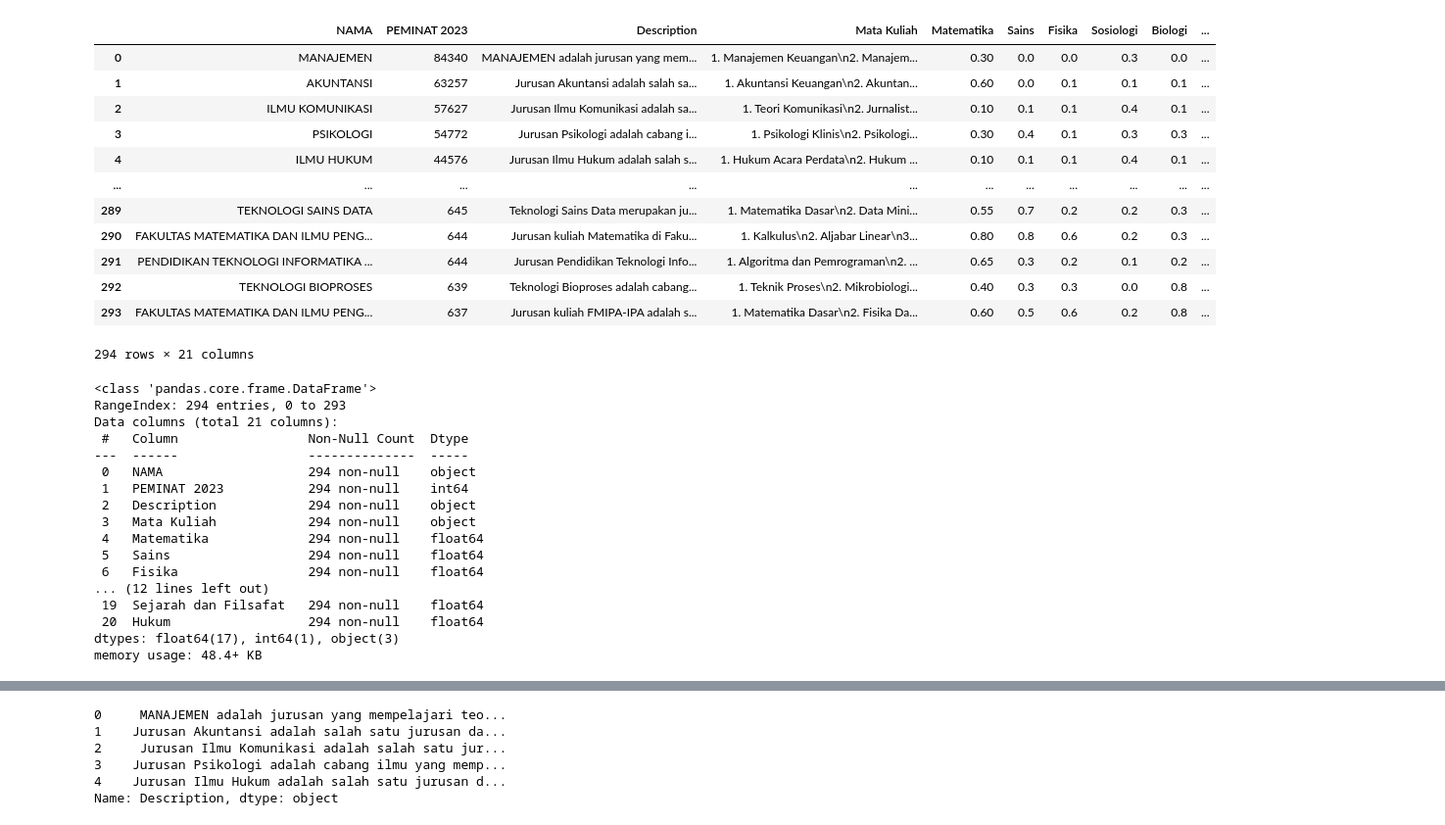
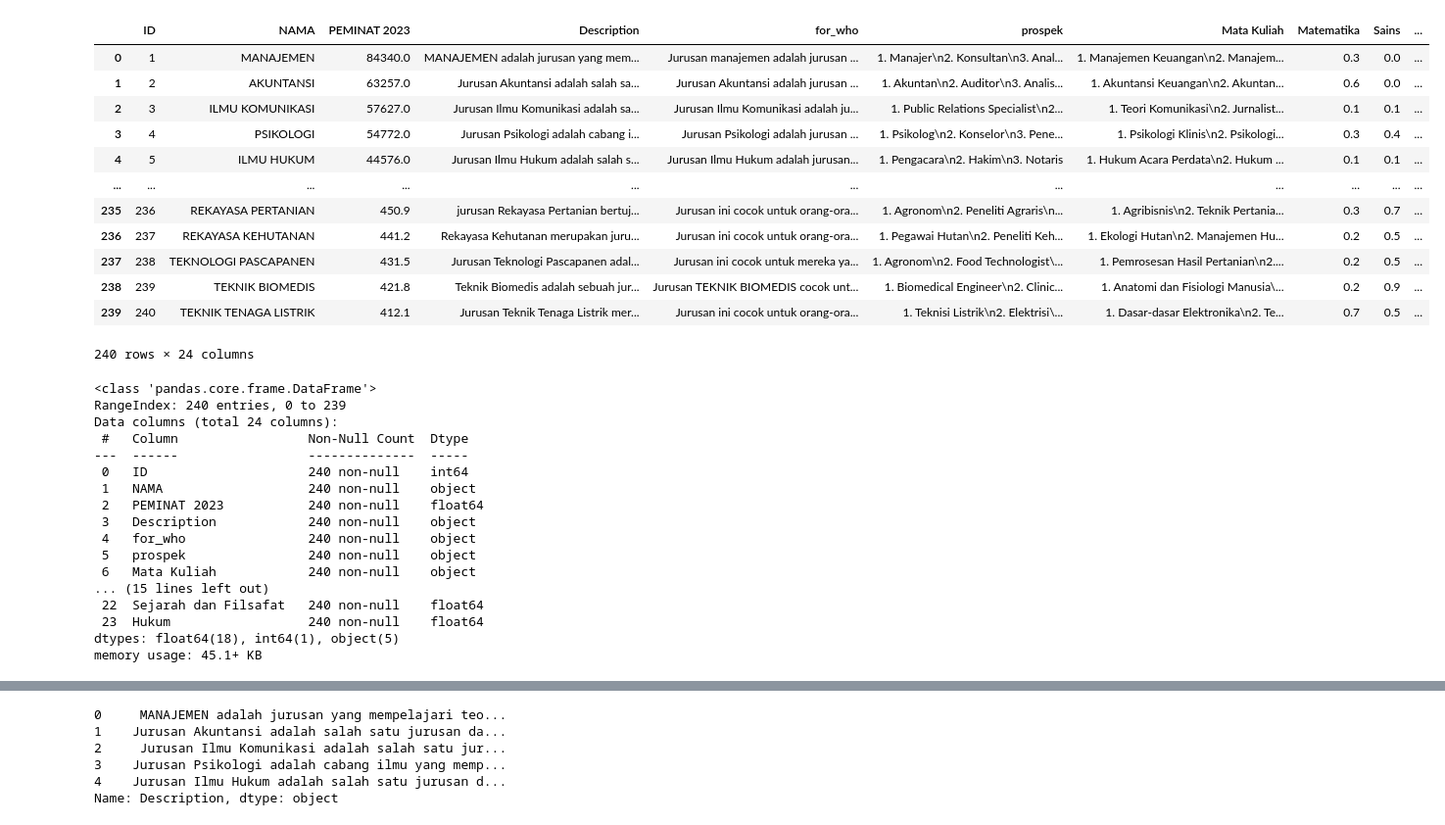
Before and after one commit to Compassion-ly/compassionly_ml, a Jupyter notebook: notebook/get_courses_data.ipynb, the cells around one changed output, grey strips where cells are left out. Shown: that part at 98% size. Drawn from its saved outputs; the diff is of its cells as text; code cells hidden in the pictures.

```diff
--- a/notebook/get_courses_data.ipynb
+++ b/notebook/get_courses_data.ipynb
@@ -4,42 +1,43 @@
 # %%
 import pandas as pd
 
-data = pd.read_csv('major_data_cleaned_300.csv')
+data = pd.read_csv('../dataset/finished_major_data.csv')
+
 data
 # %% [output]
-|  | NAMA | PEMINAT 2023 | Description | Mata Kuliah | Matematika | Sains | Fisika | Sosiologi | Biologi | ... |
-| 0 | MANAJEMEN | 84340 | MANAJEMEN adalah jurusan yang mem... | 1. Manajemen Keuangan\n2. Manajem... | 0.30 | 0.0 | 0.0 | 0.3 | 0.0 | ... |
-| 1 | AKUNTANSI | 63257 | Jurusan Akuntansi adalah salah sa... | 1. Akuntansi Keuangan\n2. Akuntan... | 0.60 | 0.0 | 0.1 | 0.1 | 0.1 | ... |
-| 2 | ILMU KOMUNIKASI | 57627 | Jurusan Ilmu Komunikasi adalah sa... | 1. Teori Komunikasi\n2. Jurnalist... | 0.10 | 0.1 | 0.1 | 0.4 | 0.1 | ... |
-| 3 | PSIKOLOGI | 54772 | Jurusan Psikologi adalah cabang i... | 1. Psikologi Klinis\n2. Psikologi... | 0.30 | 0.4 | 0.1 | 0.3 | 0.3 | ... |
-| 4 | ILMU HUKUM | 44576 | Jurusan Ilmu Hukum adalah salah s... | 1. Hukum Acara Perdata\n2. Hukum ... | 0.10 | 0.1 | 0.1 | 0.4 | 0.1 | ... |
+|  | ID | NAMA | PEMINAT 2023 | Description | for_who | prospek | Mata Kuliah | Matematika | Sains | ... |
+| 0 | 1 | MANAJEMEN | 84340.0 | MANAJEMEN adalah jurusan yang mem... | Jurusan manajemen adalah jurusan ... | 1. Manajer\n2. Konsultan\n3. Anal... | 1. Manajemen Keuangan\n2. Manajem... | 0.3 | 0.0 | ... |
+| 1 | 2 | AKUNTANSI | 63257.0 | Jurusan Akuntansi adalah salah sa... | Jurusan Akuntansi adalah jurusan ... | 1. Akuntan\n2. Auditor\n3. Analis... | 1. Akuntansi Keuangan\n2. Akuntan... | 0.6 | 0.0 | ... |
+| 2 | 3 | ILMU KOMUNIKASI | 57627.0 | Jurusan Ilmu Komunikasi adalah sa... | Jurusan Ilmu Komunikasi adalah ju... | 1. Public Relations Specialist\n2... | 1. Teori Komunikasi\n2. Jurnalist... | 0.1 | 0.1 | ... |
+| 3 | 4 | PSIKOLOGI | 54772.0 | Jurusan Psikologi adalah cabang i... | Jurusan Psikologi adalah jurusan ... | 1. Psikolog\n2. Konselor\n3. Pene... | 1. Psikologi Klinis\n2. Psikologi... | 0.3 | 0.4 | ... |
+| 4 | 5 | ILMU HUKUM | 44576.0 | Jurusan Ilmu Hukum adalah salah s... | Jurusan Ilmu Hukum adalah jurusan... | 1. Pengacara\n2. Hakim\n3. Notaris | 1. Hukum Acara Perdata\n2. Hukum ... | 0.1 | 0.1 | ... |
 | ... | ... | ... | ... | ... | ... | ... | ... | ... | ... | ... |
-| 289 | TEKNOLOGI SAINS DATA | 645 | Teknologi Sains Data merupakan ju... | 1. Matematika Dasar\n2. Data Mini... | 0.55 | 0.7 | 0.2 | 0.2 | 0.3 | ... |
-| 290 | FAKULTAS MATEMATIKA DAN ILMU PENG... | 644 | Jurusan kuliah Matematika di Faku... | 1. Kalkulus\n2. Aljabar Linear\n3... | 0.80 | 0.8 | 0.6 | 0.2 | 0.3 | ... |
-| 291 | PENDIDIKAN TEKNOLOGI INFORMATIKA ... | 644 | Jurusan Pendidikan Teknologi Info... | 1. Algoritma dan Pemrograman\n2. ... | 0.65 | 0.3 | 0.2 | 0.1 | 0.2 | ... |
-| 292 | TEKNOLOGI BIOPROSES | 639 | Teknologi Bioproses adalah cabang... | 1. Teknik Proses\n2. Mikrobiologi... | 0.40 | 0.3 | 0.3 | 0.0 | 0.8 | ... |
-| 293 | FAKULTAS MATEMATIKA DAN ILMU PENG... | 637 | Jurusan kuliah FMIPA-IPA adalah s... | 1. Matematika Dasar\n2. Fisika Da... | 0.60 | 0.5 | 0.6 | 0.2 | 0.8 | ... |
+| 235 | 236 | REKAYASA PERTANIAN | 450.9 | jurusan Rekayasa Pertanian bertuj... | Jurusan ini cocok untuk orang-ora... | 1. Agronom\n2. Peneliti Agraris\n... | 1. Agribisnis\n2. Teknik Pertania... | 0.3 | 0.7 | ... |
+| 236 | 237 | REKAYASA KEHUTANAN | 441.2 | Rekayasa Kehutanan merupakan juru... | Jurusan ini cocok untuk orang-ora... | 1. Pegawai Hutan\n2. Peneliti Keh... | 1. Ekologi Hutan\n2. Manajemen Hu... | 0.2 | 0.5 | ... |
+| 237 | 238 | TEKNOLOGI PASCAPANEN | 431.5 | Jurusan Teknologi Pascapanen adal... | Jurusan ini cocok untuk mereka ya... | 1. Agronom\n2. Food Technologist\... | 1. Pemrosesan Hasil Pertanian\n2.... | 0.2 | 0.5 | ... |
+| 238 | 239 | TEKNIK BIOMEDIS | 421.8 | Teknik Biomedis adalah sebuah jur... | Jurusan TEKNIK BIOMEDIS cocok unt... | 1. Biomedical Engineer\n2. Clinic... | 1. Anatomi dan Fisiologi Manusia\... | 0.2 | 0.9 | ... |
+| 239 | 240 | TEKNIK TENAGA LISTRIK | 412.1 | Jurusan Teknik Tenaga Listrik mer... | Jurusan ini cocok untuk orang-ora... | 1. Teknisi Listrik\n2. Elektrisi\... | 1. Dasar-dasar Elektronika\n2. Te... | 0.7 | 0.5 | ... |
-294 rows × 21 columns
+240 rows × 24 columns
 # %%
 data.info()
 # %% [output]
 <class 'pandas.core.frame.DataFrame'>
-RangeIndex: 294 entries, 0 to 293
-Data columns (total 21 columns):
+RangeIndex: 240 entries, 0 to 239
+Data columns (total 24 columns):
  #   Column                 Non-Null Count  Dtype
 ---  ------                 --------------  -----
- 0   NAMA                   294 non-null    object
- 1   PEMINAT 2023           294 non-null    int64
- 2   Description            294 non-null    object
- 3   Mata Kuliah            294 non-null    object
- 4   Matematika             294 non-null    float64
- 5   Sains                  294 non-null    float64
- 6   Fisika                 294 non-null    float64
-... (12 lines left out)
- 19  Sejarah dan Filsafat   294 non-null    float64
- 20  Hukum                  294 non-null    float64
-dtypes: float64(17), int64(1), object(3)
-memory usage: 48.4+ KB
+ 0   ID                     240 non-null    int64
+ 1   NAMA                   240 non-null    object
+ 2   PEMINAT 2023           240 non-null    float64
+ 3   Description            240 non-null    object
+ 4   for_who                240 non-null    object
+ 5   prospek                240 non-null    object
+ 6   Mata Kuliah            240 non-null    object
+... (15 lines left out)
+ 22  Sejarah dan Filsafat   240 non-null    float64
+ 23  Hukum                  240 non-null    float64
+dtypes: float64(18), int64(1), object(5)
+memory usage: 45.1+ KB
 # %%
 data['Matematika'] = data['Matematika'].astype(float)
 data['Sains'] = data['Sains'].astype(float)
```
Also changed, not shown: parts of 18 cells of this notebook, 36 other files.
